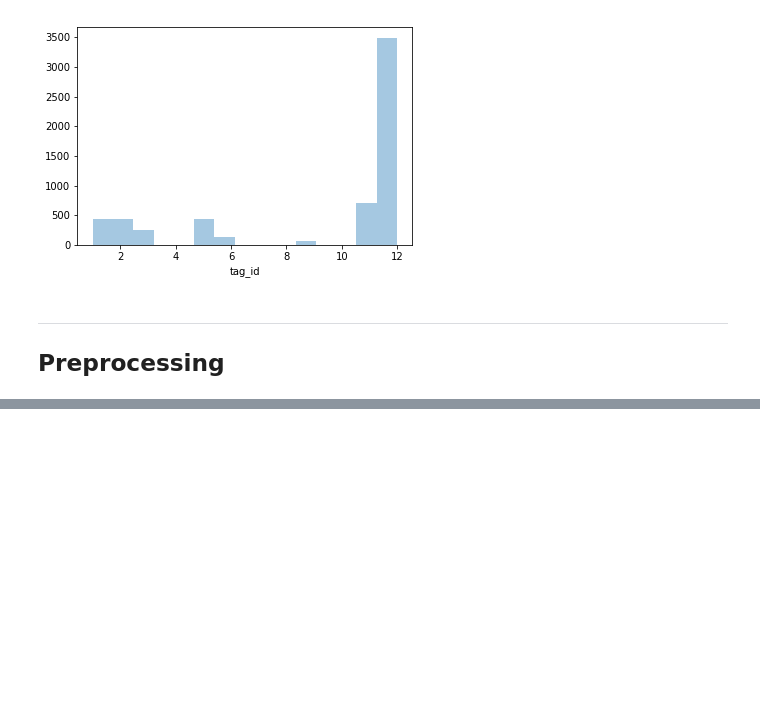
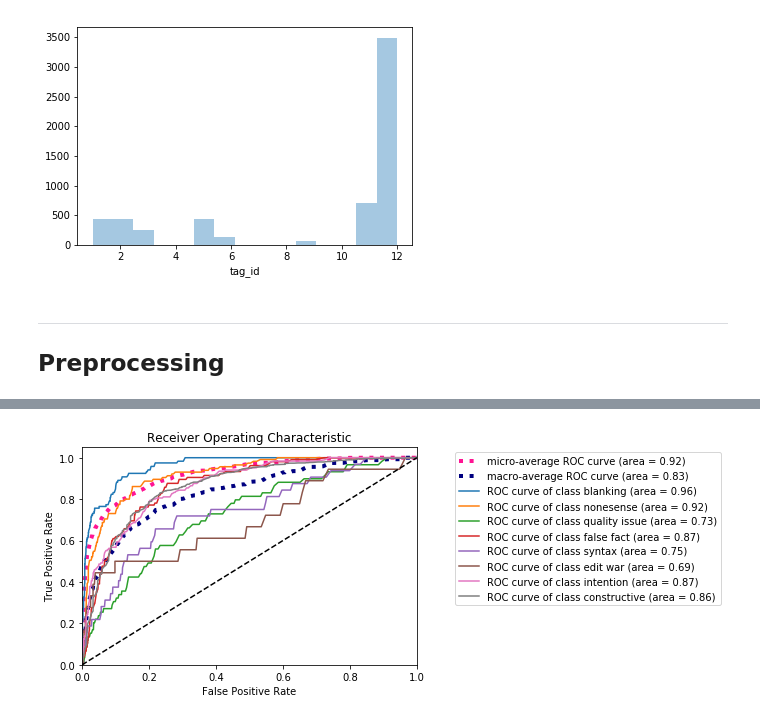
Before and after one commit to HPI-Information-Systems/wikipediatablevandalism, a Jupyter notebook: vandalism-classifier/stacked_multi_label_classifier.ipynb, the cells around one changed output, grey strips where cells are left out. Drawn from its saved outputs; the diff is of its cells as text; code cells hidden in the pictures; blank space fills up the shorter version.

```diff
--- a/vandalism-classifier/stacked_multi_label_classifier.ipynb
+++ b/vandalism-classifier/stacked_multi_label_classifier.ipynb
@@ -189,0 +158,4 @@ ValueError: Multi-label binary indicator input with different numbers of labels
+# %%
+plot_multilabel_roc(y_test, y_test_predict_proba, tag_names)
+# %% [output]
+[figure, added]
```
Also changed, not shown: parts of 15 cells of this notebook, 5 other files.
